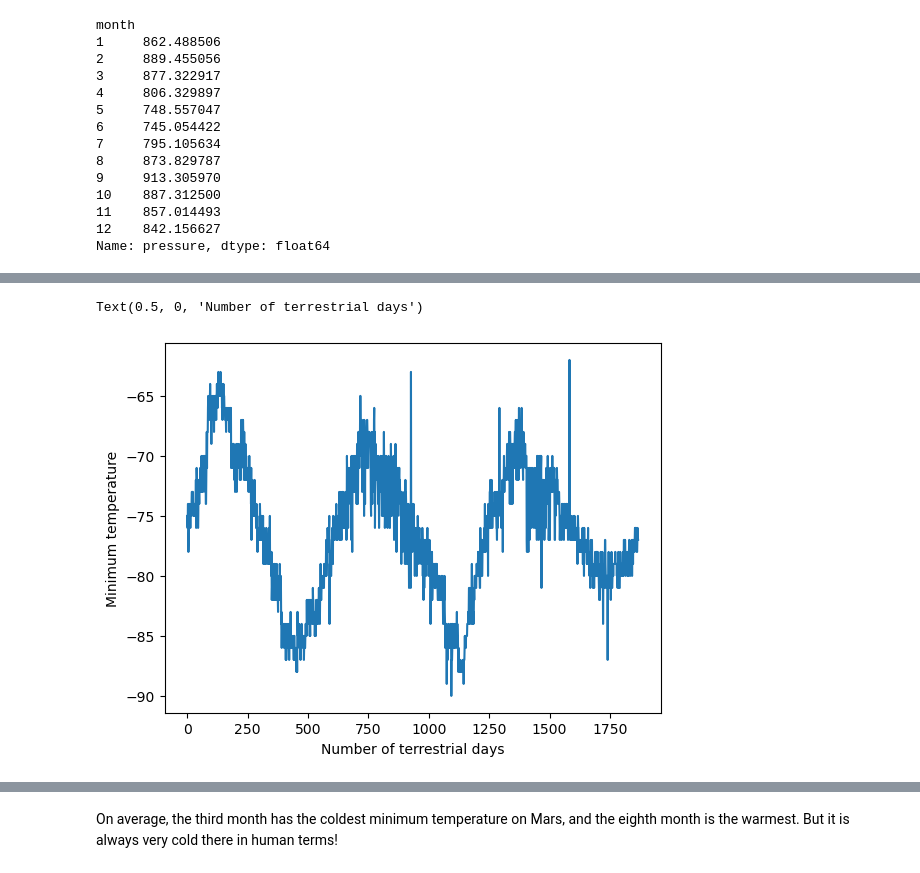
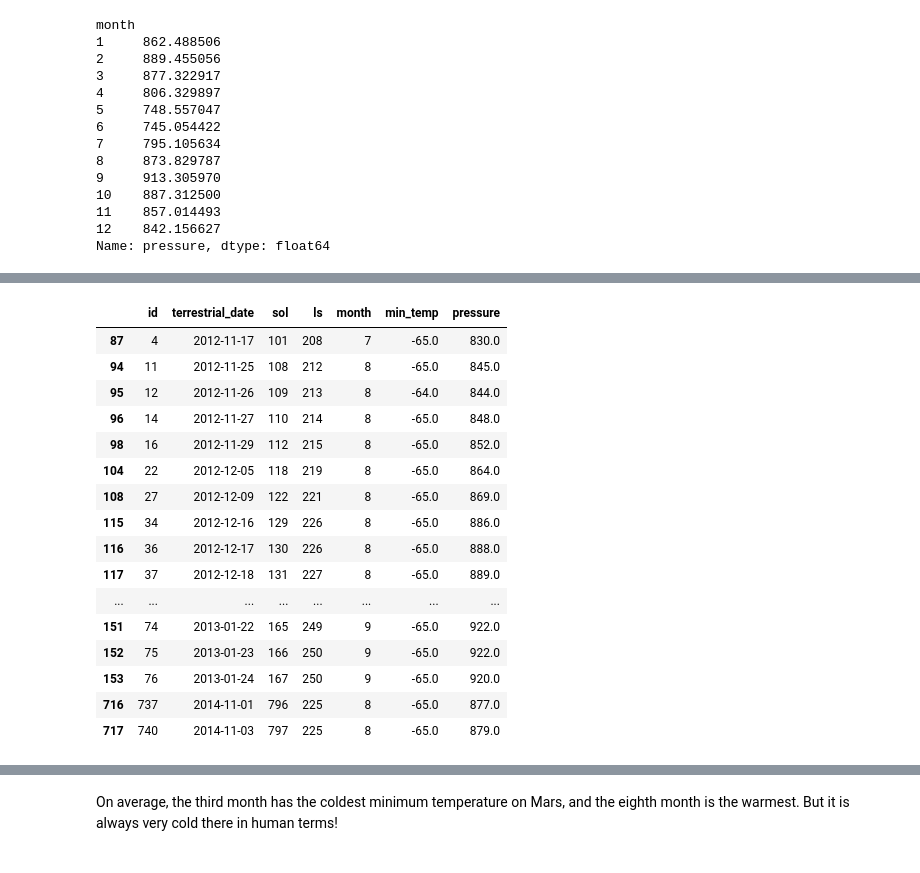
Before and after one commit to xoffvsg/Data_Collection_Challenge, a Jupyter notebook: part_2_mars_weather.ipynb, the cells around one changed output, grey strips where cells are left out. Cells and saved outputs as stored; diff of their text form; code cells hidden in the pictures.

```diff
--- a/part_2_mars_weather.ipynb
+++ b/part_2_mars_weather.ipynb
@@ -308,8 +238,22 @@ Text(0, 0.5, 'Atmospheric Pressure')
 # %%
 # 5. How many terrestrial (earth) days are there in a Martian year?
-plt.plot(table_df.index, table_df['min_temp'])
-plt.ylabel("Minimum temperature")
-plt.xlabel("Number of terrestrial days")
+max_temp1=table_df[(table_df['min_temp']>-66) & (table_df['terrestrial_date']<'2015-06-12')]
+max_temp1
 # %% [output]
-Text(0.5, 0, 'Number of terrestrial days')
-[figure, removed]
+|  | id | terrestrial_date | sol | ls | month | min_temp | pressure |
+| 87 | 4 | 2012-11-17 | 101 | 208 | 7 | -65.0 | 830.0 |
+| 94 | 11 | 2012-11-25 | 108 | 212 | 8 | -65.0 | 845.0 |
+| 95 | 12 | 2012-11-26 | 109 | 213 | 8 | -64.0 | 844.0 |
+| 96 | 14 | 2012-11-27 | 110 | 214 | 8 | -65.0 | 848.0 |
+| 98 | 16 | 2012-11-29 | 112 | 215 | 8 | -65.0 | 852.0 |
+| 104 | 22 | 2012-12-05 | 118 | 219 | 8 | -65.0 | 864.0 |
+| 108 | 27 | 2012-12-09 | 122 | 221 | 8 | -65.0 | 869.0 |
+| 115 | 34 | 2012-12-16 | 129 | 226 | 8 | -65.0 | 886.0 |
+| 116 | 36 | 2012-12-17 | 130 | 226 | 8 | -65.0 | 888.0 |
+| 117 | 37 | 2012-12-18 | 131 | 227 | 8 | -65.0 | 889.0 |
+| ... | ... | ... | ... | ... | ... | ... | ... |
+| 151 | 74 | 2013-01-22 | 165 | 249 | 9 | -65.0 | 922.0 |
+| 152 | 75 | 2013-01-23 | 166 | 250 | 9 | -65.0 | 922.0 |
+| 153 | 76 | 2013-01-24 | 167 | 250 | 9 | -65.0 | 920.0 |
+| 716 | 737 | 2014-11-01 | 796 | 225 | 8 | -65.0 | 877.0 |
+| 717 | 740 | 2014-11-03 | 797 | 225 | 8 | -65.0 | 879.0 |
```
Also changed, not shown: parts of 18 cells of this notebook.
